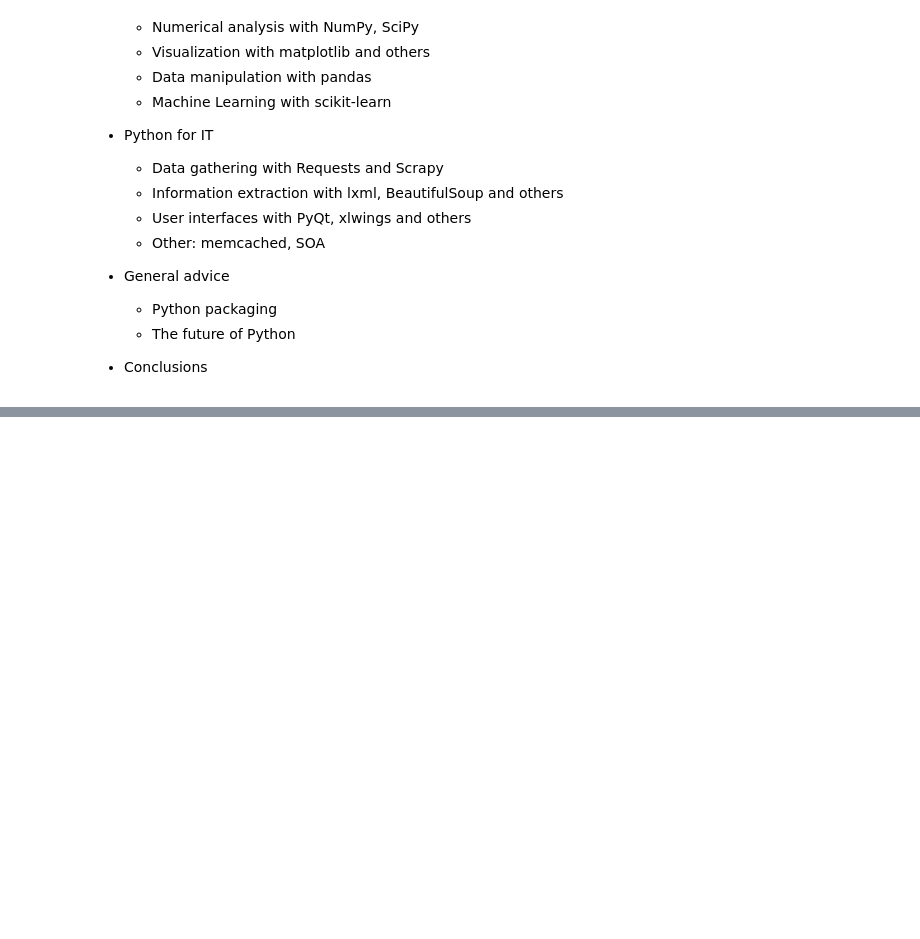
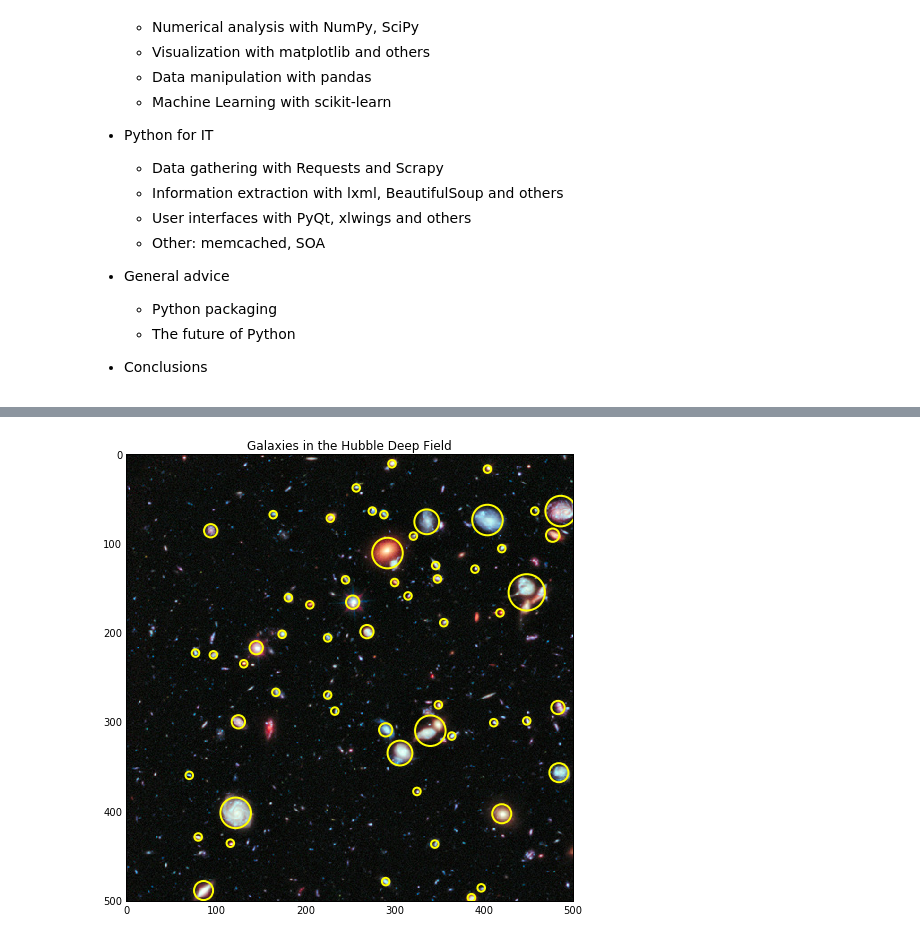
Before and after one commit to astrojuanlu/python-fun-and-profit, a Jupyter notebook: Python for fun and profit.ipynb, the cells around one changed output, grey strips where cells are left out. Cells and saved outputs as stored; diff of their text form; code cells hidden in the pictures; blank space fills up the shorter version.

```diff
--- a/Python for fun and profit.ipynb
+++ b/Python for fun and profit.ipynb
@@ -51,0 +100,37 @@
+# %%
+# Import matplotlib (plotting), skimage (image processing) and interact (user interfaces)
+# This enables their use in the Notebook.
+%matplotlib inline
+from matplotlib import pyplot as plt
+
+from skimage import data
+from skimage.feature import blob_doh
+from skimage.color import rgb2gray
+
+# Extract the first 500px square of the Hubble Deep Field.
+image = data.hubble_deep_field()[0:500, 0:500]
+image_gray = rgb2gray(image)
+
+def plot_blobs(max_sigma=30, threshold=0.1, gray=False):
+    """
+    Plot the image and the blobs that have been found.
+    """
+    blobs = blob_doh(image_gray, max_sigma=max_sigma, threshold=threshold)
+
+    fig, ax = plt.subplots(figsize=(8,8))
+    ax.set_title('Galaxies in the Hubble Deep Field')
+
+    if gray:
+        ax.imshow(image_gray, interpolation='nearest', cmap='gray_r')
+        circle_color = 'red'
+    else:
+        ax.imshow(image, interpolation='nearest')
+        circle_color = 'yellow'
+    for blob in blobs:
+        y, x, r = blob
+        c = plt.Circle((x, y), r, color=circle_color, linewidth=2, fill=False)
+        ax.add_patch(c)
+# %%
+interact(plot_blobs, max_sigma=(10, 40, 2), threshold=(0.005, 0.02, 0.001))
+# %% [output]
+[figure, added]
```
Also changed, not shown: parts of 17 cells of this notebook, 10 other files.
